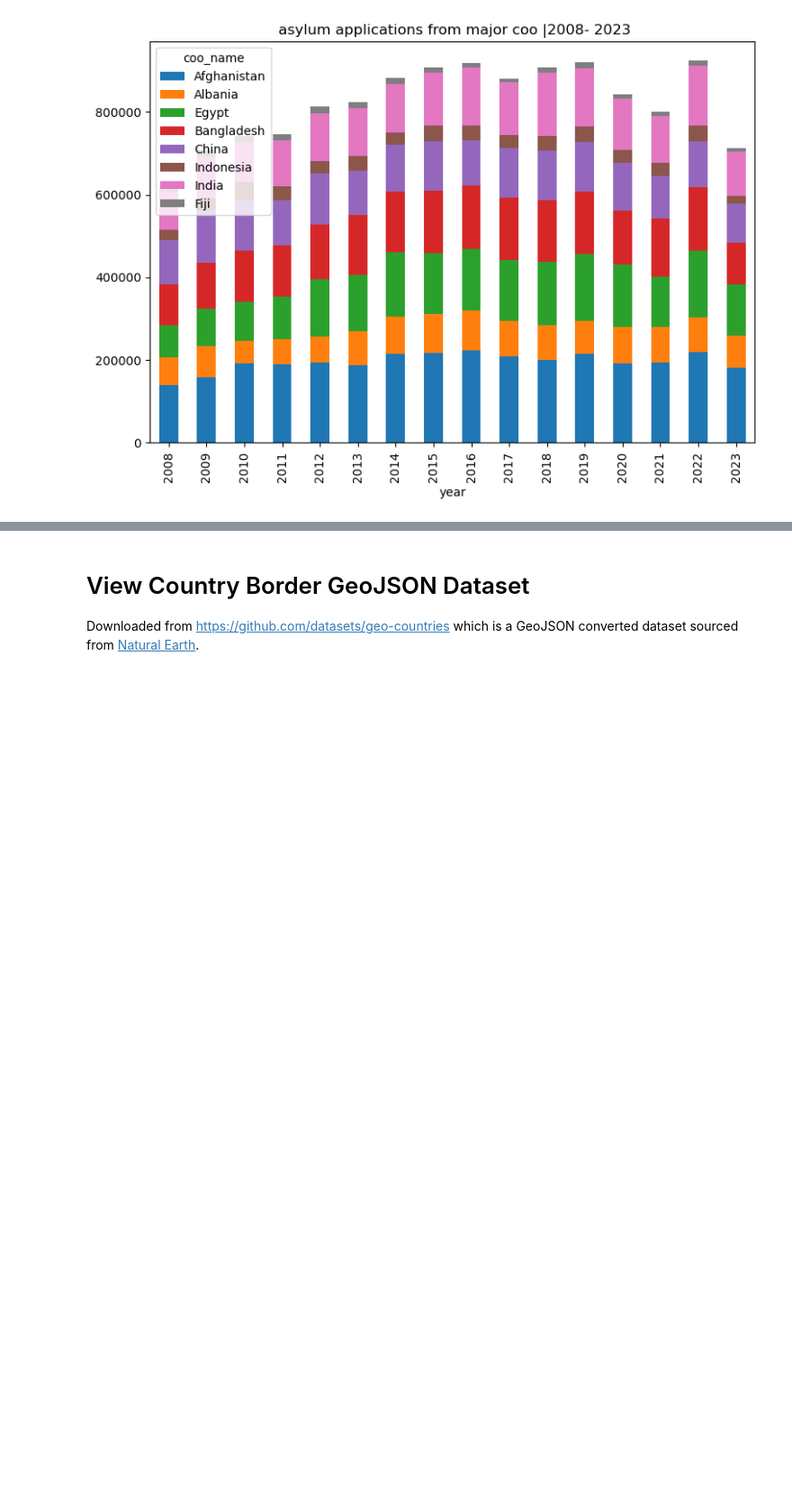
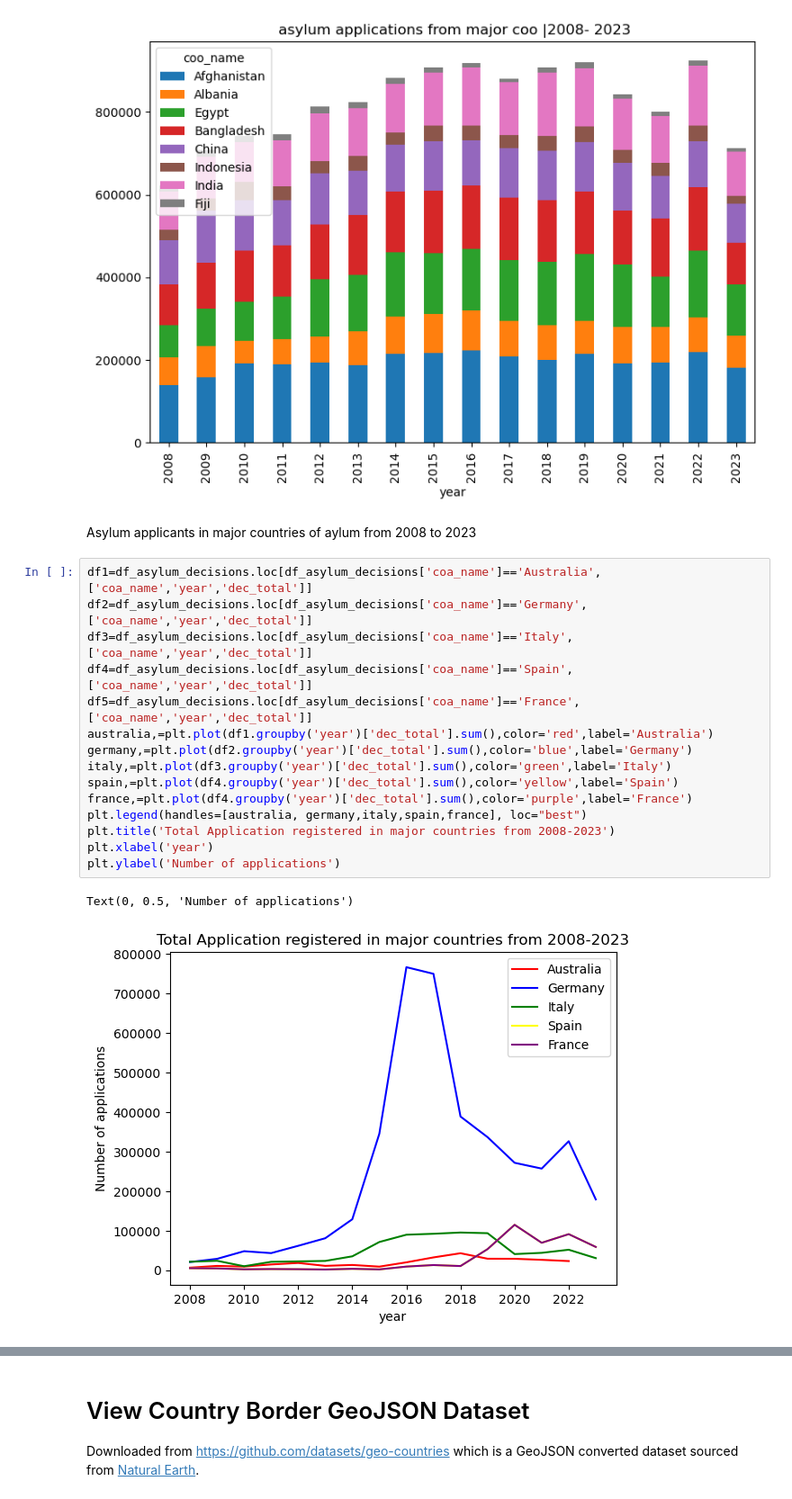
Before and after one commit to wrube/Project-3-Group-1, a Jupyter notebook: static/python/retrieve_view_data_jolly.ipynb, the cells around one changed output, grey strips where cells are left out. Shown at 90% size. Drawn from its saved outputs; the diff is of its cells as text; blank space fills up the shorter version.

Commit message:
uploading plots

```diff
--- a/static/python/retrieve_view_data_jolly.ipynb
+++ b/static/python/retrieve_view_data_jolly.ipynb
@@ -88,3 +90,23 @@ plt.title(' asylum applications from major coo |2008- 2023')
 # %% [output]
 Text(0.5, 1.0, ' asylum applications from major coo |2008- 2023')
 [figure]
+# %% [markdown]
+Asylum applicants in major countries of aylum from 2008 to 2023
+# %%
+df1=df_asylum_decisions.loc[df_asylum_decisions['coa_name']=='Australia',['coa_name','year','dec_total']]
+df2=df_asylum_decisions.loc[df_asylum_decisions['coa_name']=='Germany',['coa_name','year','dec_total']]
+df3=df_asylum_decisions.loc[df_asylum_decisions['coa_name']=='Italy',['coa_name','year','dec_total']]
+df4=df_asylum_decisions.loc[df_asylum_decisions['coa_name']=='Spain',['coa_name','year','dec_total']]
+df5=df_asylum_decisions.loc[df_asylum_decisions['coa_name']=='France',['coa_name','year','dec_total']]
+australia,=plt.plot(df1.groupby('year')['dec_total'].sum(),color='red',label='Australia')
+germany,=plt.plot(df2.groupby('year')['dec_total'].sum(),color='blue',label='Germany')
+italy,=plt.plot(df3.groupby('year')['dec_total'].sum(),color='green',label='Italy')
+spain,=plt.plot(df4.groupby('year')['dec_total'].sum(),color='yellow',label='Spain')
+france,=plt.plot(df4.groupby('year')['dec_total'].sum(),color='purple',label='France')
+plt.legend(handles=[australia, germany,italy,spain,france], loc="best")
+plt.title('Total Application registered in major countries from 2008-2023')
+plt.xlabel('year')
+plt.ylabel('Number of applications')
+# %% [output]
+Text(0, 0.5, 'Number of applications')
+[figure, added]
```
Also changed, not shown: parts of 2 cells of this notebook.
